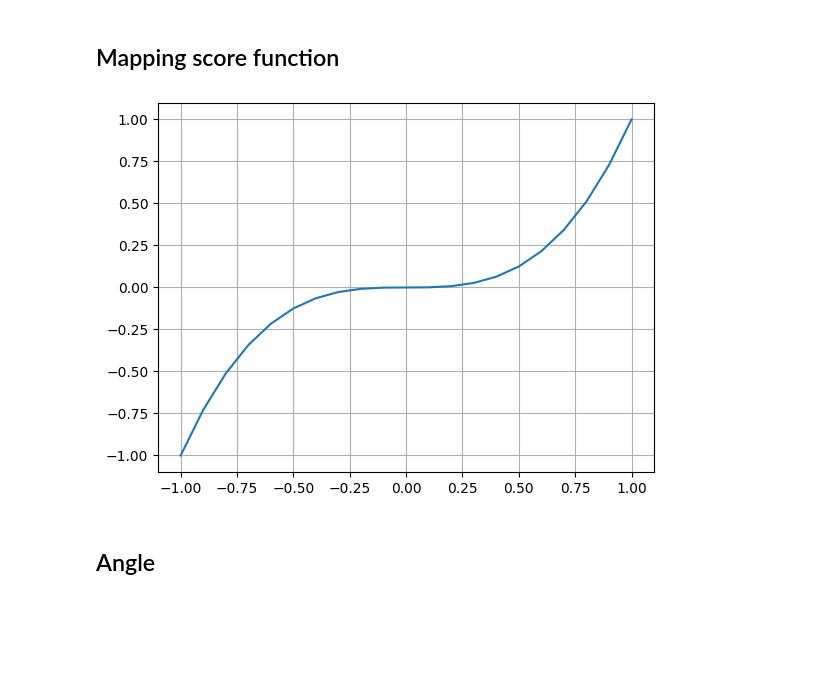
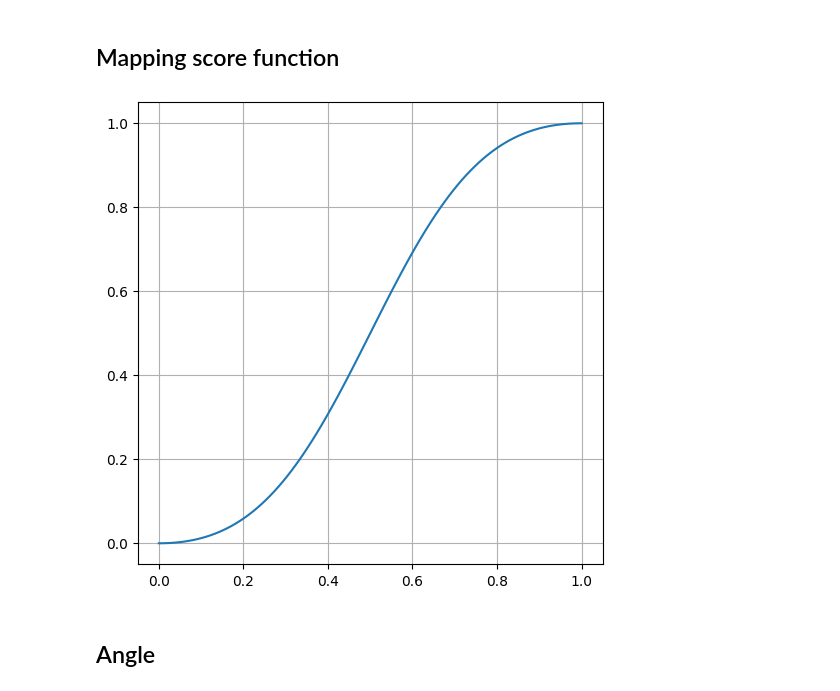
Before and after one commit to napongps/Muaythai-comparison, a Jupyter notebook: Muaythai_comparison_[Current].ipynb, the cells around one changed output. Cells and saved outputs as stored; diff of their text form; code cells hidden in the pictures; blank space fills up the shorter version.

```diff
--- a/Muaythai_comparison_[Current].ipynb
+++ b/Muaythai_comparison_[Current].ipynb
@@ -283,19 +283,25 @@ array([2, 2, 2, 2, 1, 1, 1, 1, 1, 1, 2, 1, 1, 1, 2, 2], dtype=object)
 # %%
 import numpy as np
 import matplotlib.pyplot as plt
 
-x = np.linspace(-1,1,21)
+x = np.linspace(0,1,100)
 
 #scaling here
 # y = np.sign(x) * ((np.abs(x)) ** (3*1.4)) # formula = x^3z
-# y = np.where(x > 0, x**3, x)
-y = x**3
+# y = np.where(x>=0, np.where(x >= 0.5, np.cbrt(x), 5.65*x**3), np.cbrt(x))
+# y = x**3
+# y = np.cbrt(x)
+y =  np.where((x>=0) & (x<=1), 1/(1+(x/(1-x))**-2), x)
 
+plt.figure(figsize=(6,6))
+# for i,j in zip(x,y):
+#     print(i,j)
+#     plt.annotate('({:.2f},{:.2f})'.format(i,j),xy=(i,j))
 plt.plot(x,y)
 plt.grid()
 plt.show()
 # %% [output]
-[figure, old version]
+[figure, new version]
 # %% [markdown]
 ## Angle
 # %% [markdown]
```
Also changed, not shown: parts of 11 cells of this notebook.
